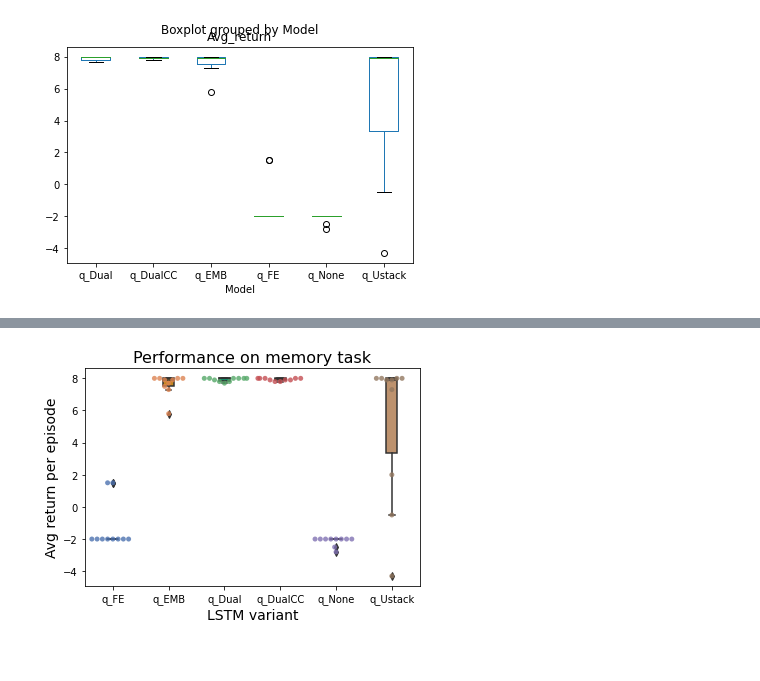
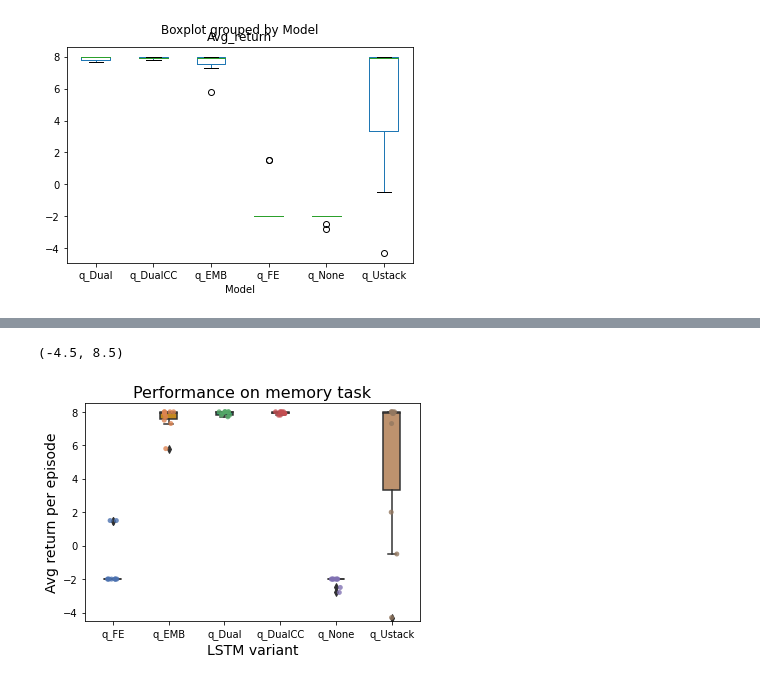
Before and after one commit to rvdweerd/simmodel, a Jupyter notebook: dev/notebooks/errorplot.ipynb, the cells around one changed output, grey strips where cells are left out. Cells and saved outputs as stored; diff of their text form; code cells hidden in the pictures.

```diff
--- a/dev/notebooks/errorplot.ipynb
+++ b/dev/notebooks/errorplot.ipynb
@@ -85,22 +85,24 @@ bplot=sns.stripplot(y='Avg_return', x='Model',
 # %%
 # plot boxplot with seaborn
 bplot=sns.boxplot(y='Avg_return', x='Model',
                  data=gapminder,
-                 width=0.2,
+                 width=0.3,
                  palette="colorblind")
 
 # add swarmplot
-bplot=sns.swarmplot(y='Avg_return', x='Model',
+bplot=sns.stripplot(y='Avg_return', x='Model',
               data=gapminder,
               #color='gray',
               palette="deep",
               alpha=.8)
 
 bplot.axes.set_title("Performance on memory task",fontsize=16)
 bplot.set_xlabel("LSTM variant",fontsize=14)
 bplot.set_ylabel("Avg return per episode",fontsize=14)
 bplot.tick_params(labelsize=10)
+bplot.set_ylim([-4.5,8.5])
 # %% [output]
+(-4.5, 8.5)
-[figure, old version]
+[figure, new version]
 # %%
 # save as jpeg
```
Also changed, not shown: parts of 6 cells of this notebook, 4 other files.
